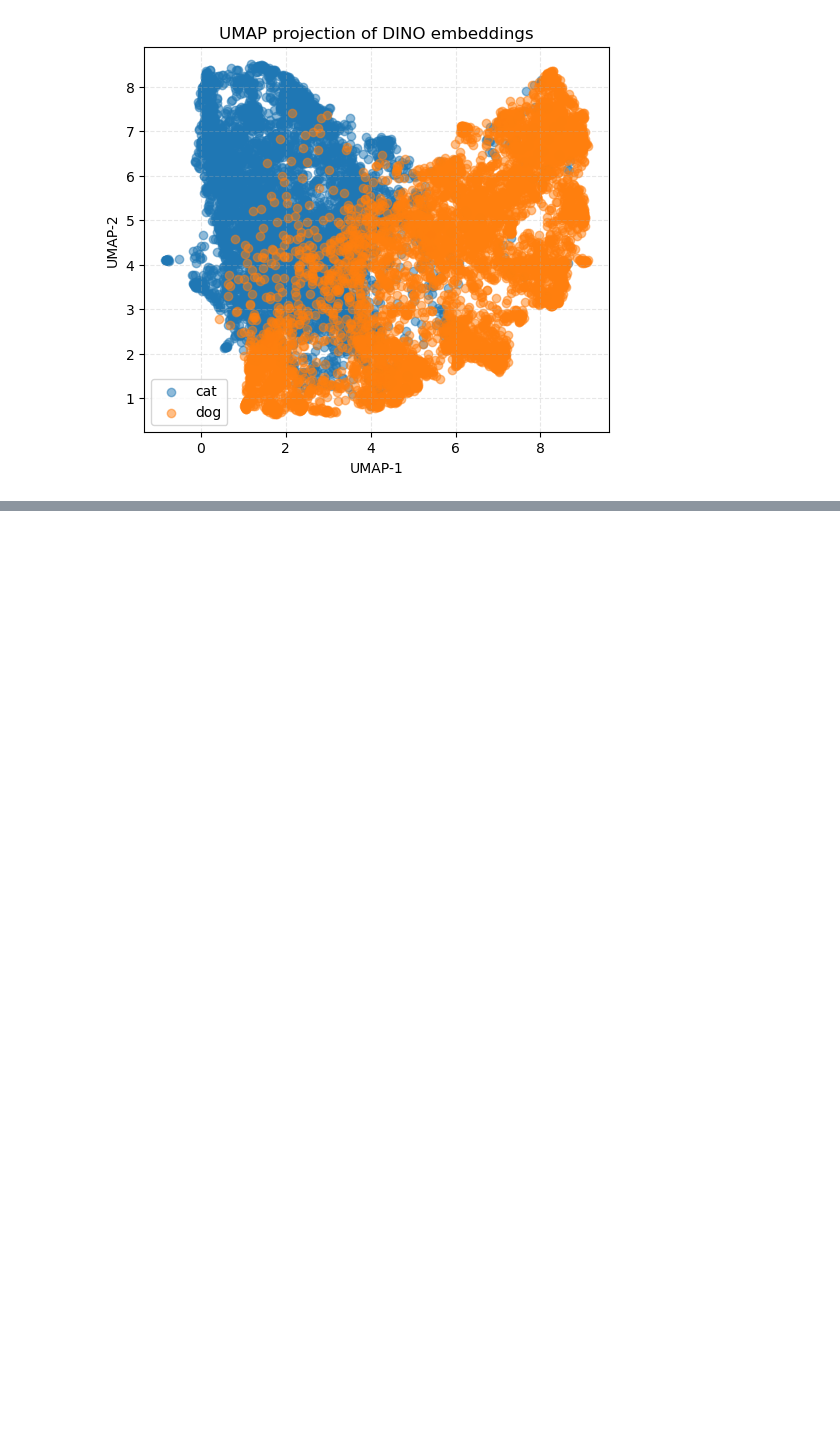
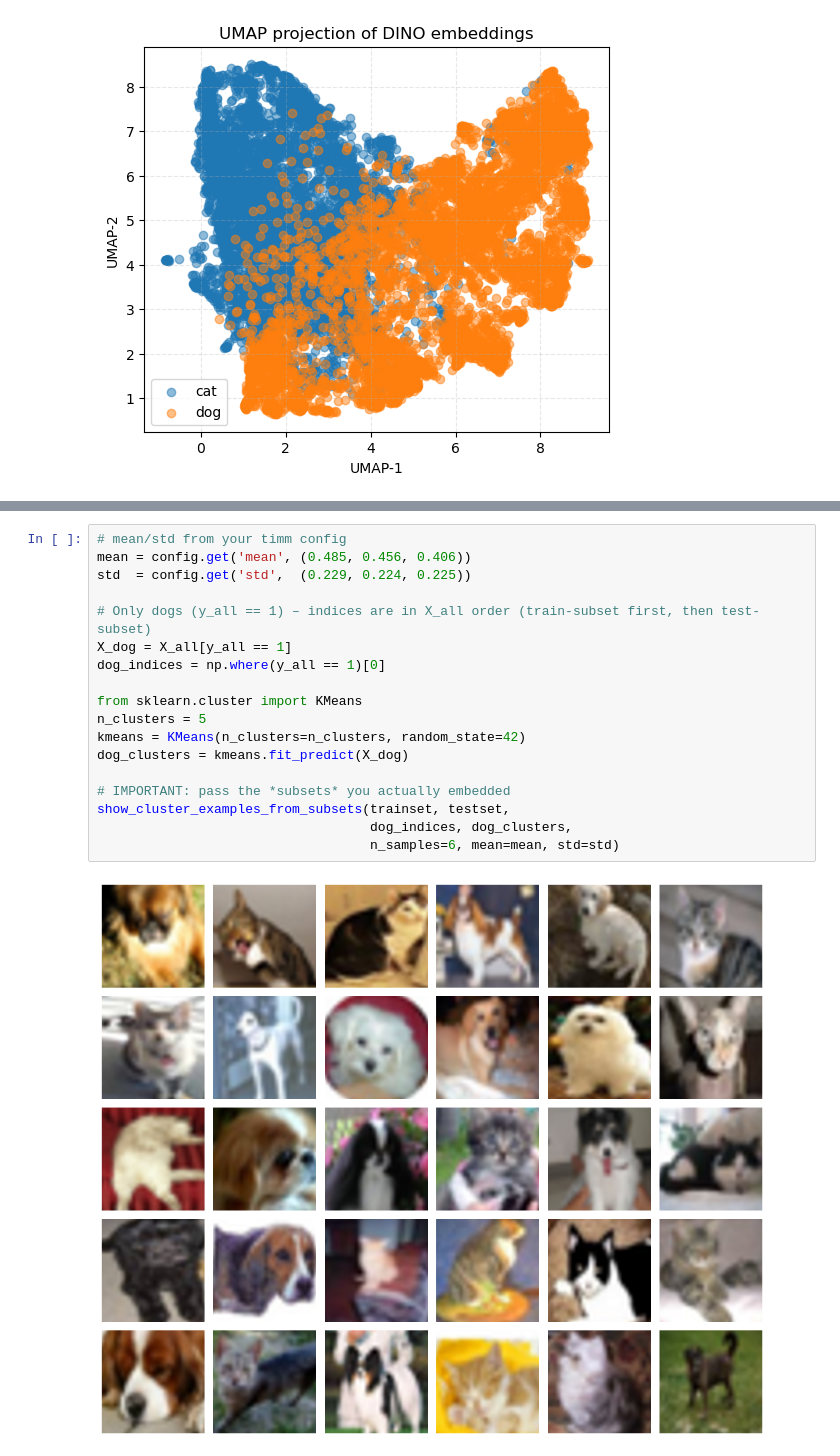
Before and after one commit to sumachinta/DINOv2-embedding-classifier, a Jupyter notebook: test.ipynb, the cells around one changed output, grey strips where cells are left out. Saved outputs shown, nothing was run; the diff lists cells and outputs as text; blank space fills up the shorter version.

```diff
--- a/test.ipynb
+++ b/test.ipynb
@@ -233,0 +266,20 @@ plt.show()
+# %%
+# mean/std from your timm config
+mean = config.get('mean', (0.485, 0.456, 0.406))
+std  = config.get('std',  (0.229, 0.224, 0.225))
+
+# Only dogs (y_all == 1) – indices are in X_all order (train-subset first, then test-subset)
+X_dog = X_all[y_all == 1]
+dog_indices = np.where(y_all == 1)[0]
+
+from sklearn.cluster import KMeans
+n_clusters = 5
+kmeans = KMeans(n_clusters=n_clusters, random_state=42)
+dog_clusters = kmeans.fit_predict(X_dog)
+
+# IMPORTANT: pass the *subsets* you actually embedded
+show_cluster_examples_from_subsets(trainset, testset,
+                                   dog_indices, dog_clusters,
+                                   n_samples=6, mean=mean, std=std)
+# %% [output]
+[figure, added]
```
Also changed, not shown: parts of 5 cells of this notebook.
